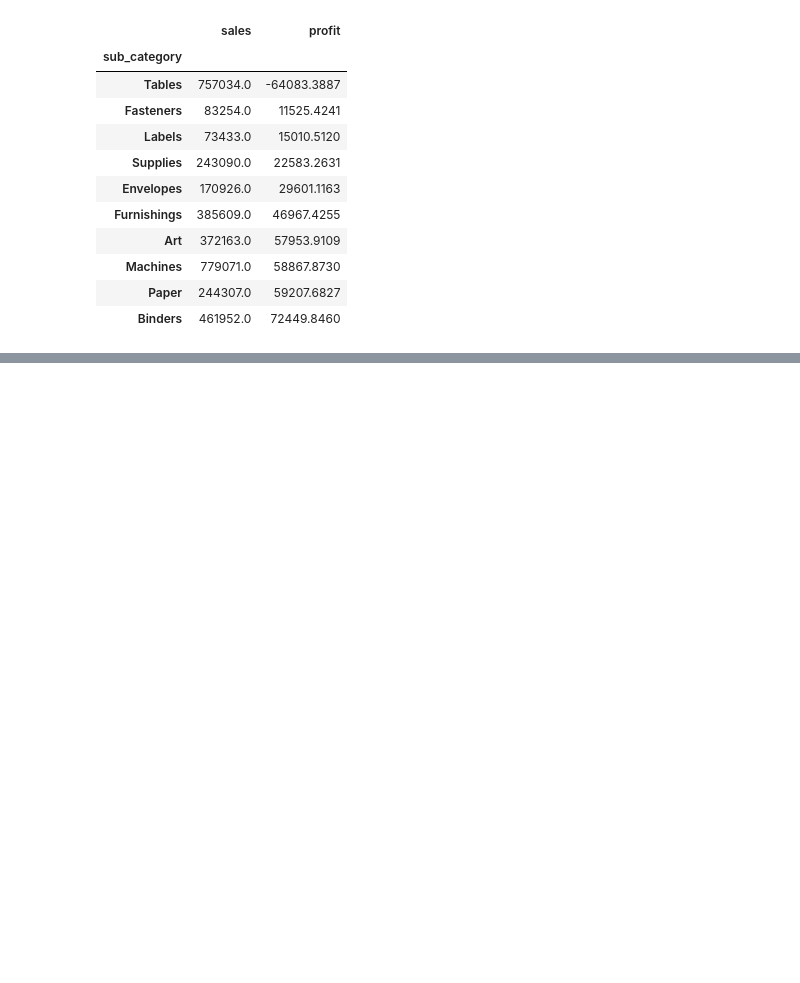
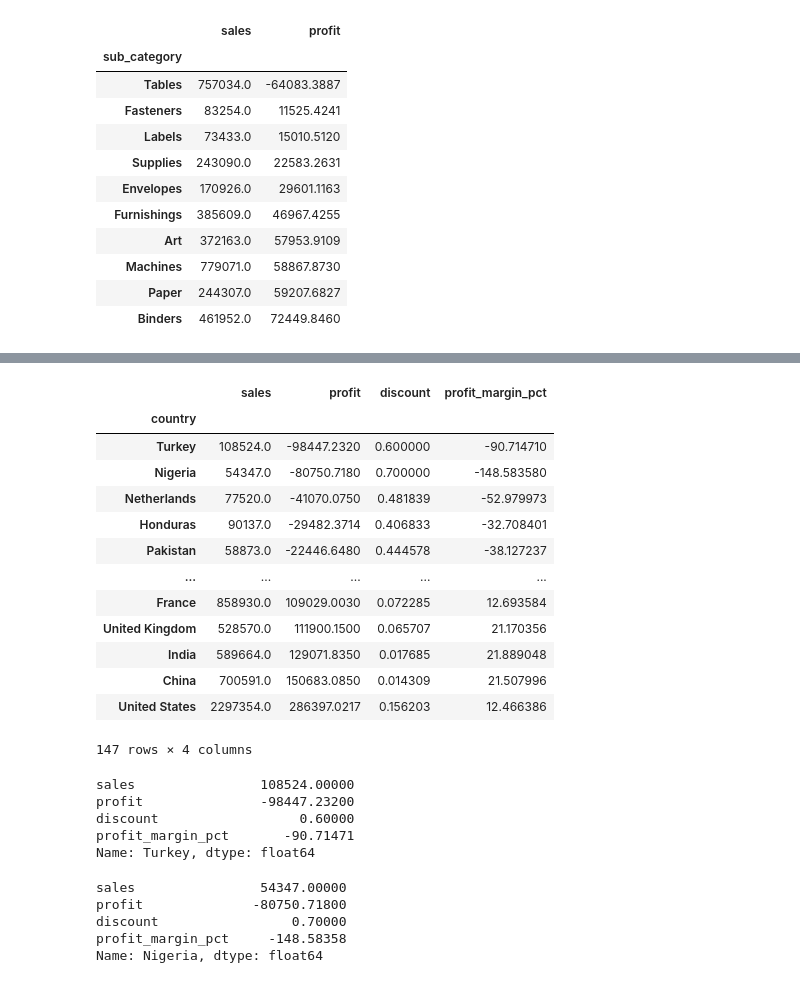
Before and after one commit to AmirhosseinAshrafi99/Retail-Sales-Analytics, a Jupyter notebook: notebooks/retail_sales_analysis.ipynb, the cells around one changed output, grey strips where cells are left out. Saved outputs shown, nothing was run; the diff lists cells and outputs as text; code cells hidden in the pictures; blank space fills up the shorter version.

```diff
--- a/notebooks/retail_sales_analysis.ipynb
+++ b/notebooks/retail_sales_analysis.ipynb
@@ -310,0 +429,47 @@ subcat_profit.sort_values(
+# %%
+country_summary = (
+    df.groupby("country")
+    .agg({
+        "sales": "sum",
+        "profit": "sum",
+        "discount": "mean"
+    })
+)
+
+country_summary["profit_margin_pct"] = (
+    country_summary["profit"] /
+    country_summary["sales"]
+) * 100
+
+country_summary.sort_values("profit")
+# %% [output]
+|  | sales | profit | discount | profit_margin_pct |
+| country |  |  |  |  |
+| Turkey | 108524.0 | -98447.2320 | 0.600000 | -90.714710 |
+| Nigeria | 54347.0 | -80750.7180 | 0.700000 | -148.583580 |
+| Netherlands | 77520.0 | -41070.0750 | 0.481839 | -52.979973 |
+| Honduras | 90137.0 | -29482.3714 | 0.406833 | -32.708401 |
+| Pakistan | 58873.0 | -22446.6480 | 0.444578 | -38.127237 |
+| ... | ... | ... | ... | ... |
+| France | 858930.0 | 109029.0030 | 0.072285 | 12.693584 |
+| United Kingdom | 528570.0 | 111900.1500 | 0.065707 | 21.170356 |
+| India | 589664.0 | 129071.8350 | 0.017685 | 21.889048 |
+| China | 700591.0 | 150683.0850 | 0.014309 | 21.507996 |
+| United States | 2297354.0 | 286397.0217 | 0.156203 | 12.466386 |
+147 rows × 4 columns
+# %%
+country_summary.loc["Turkey"]
+# %% [output]
+sales                108524.00000
+profit               -98447.23200
+discount                  0.60000
+profit_margin_pct       -90.71471
+Name: Turkey, dtype: float64
+# %%
+country_summary.loc["Nigeria"]
+# %% [output]
+sales                54347.00000
+profit              -80750.71800
+discount                 0.70000
+profit_margin_pct     -148.58358
+Name: Nigeria, dtype: float64
```
Also changed, not shown: parts of 22 cells of this notebook, 5 other files.
